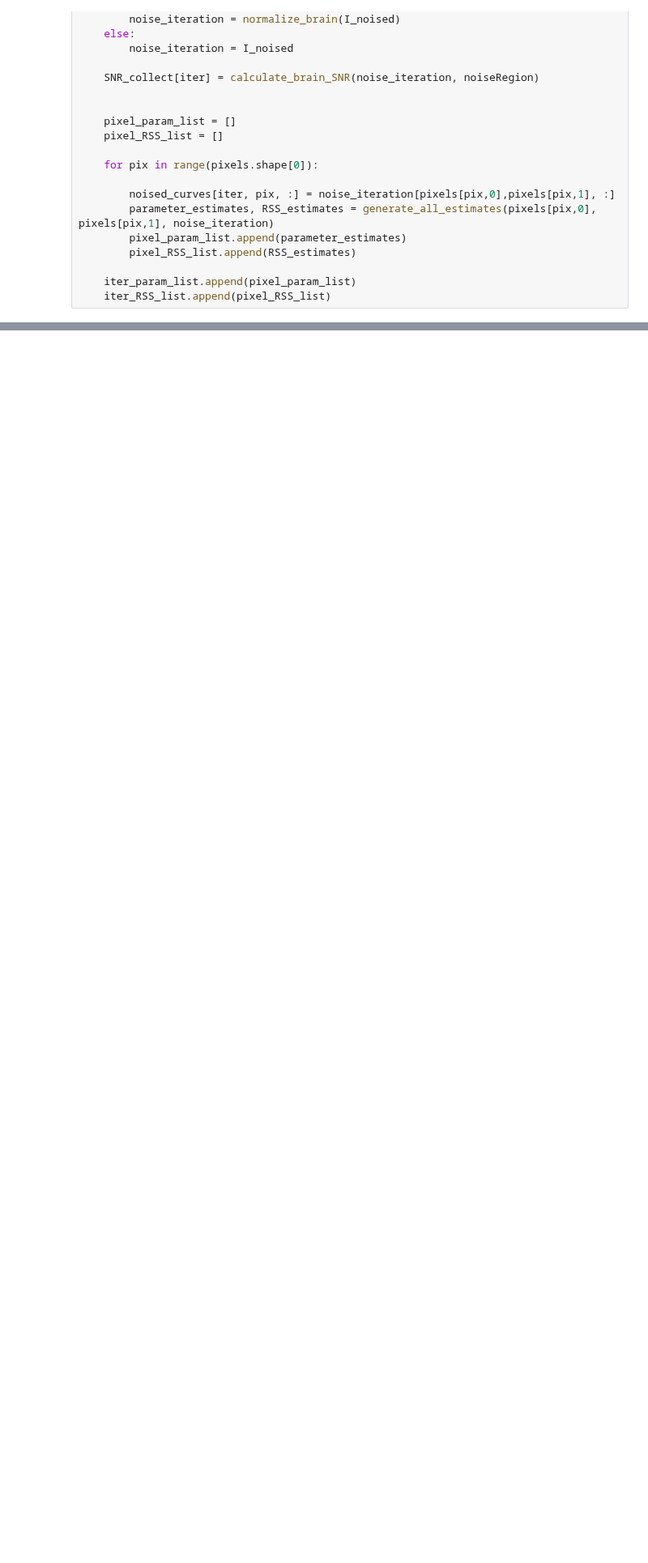
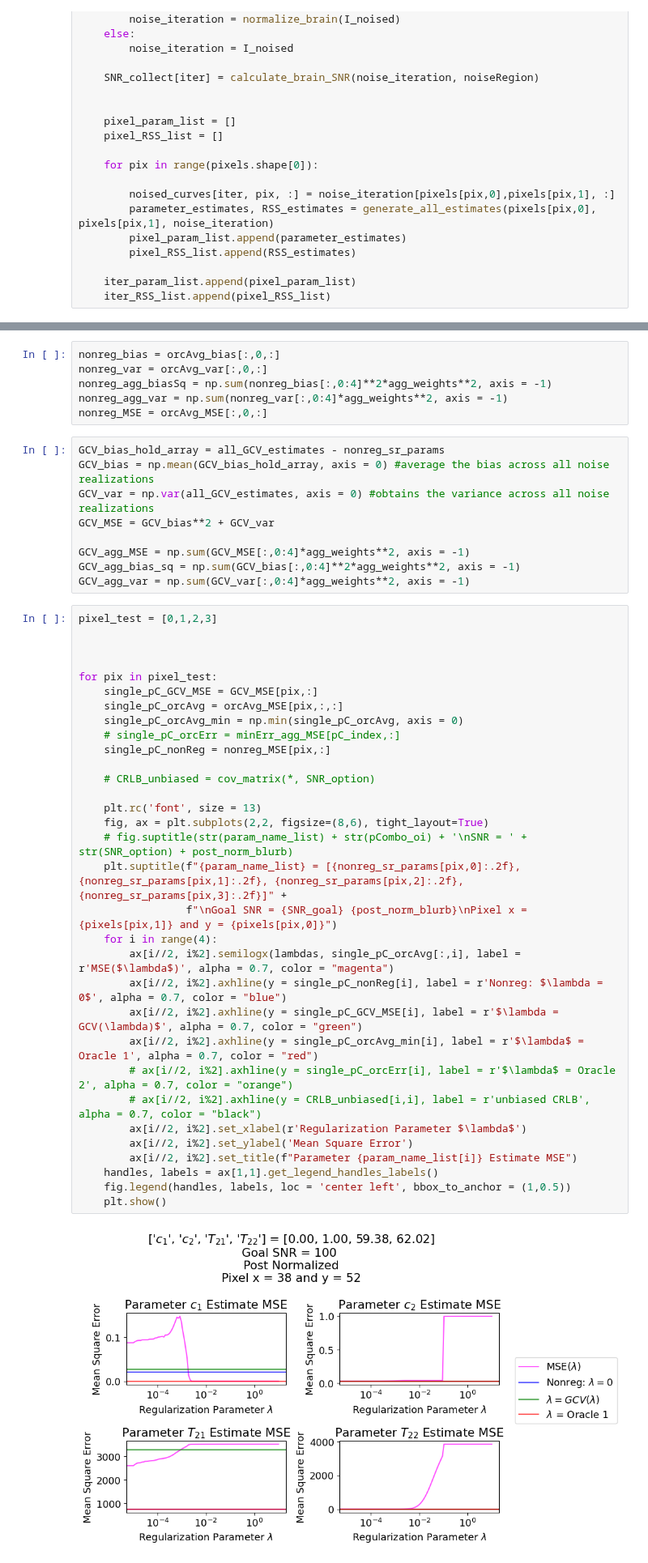
Before and after one commit to Griffin997/Regularization, a Jupyter notebook: SingleBrainPixel_Analysis.ipynb, the cells around one changed output, grey strips where cells are left out. Shown at 81% size. Cells and saved outputs as stored; diff of their text form; blank space fills up the shorter version.

```diff
--- a/SingleBrainPixel_Analysis.ipynb
+++ b/SingleBrainPixel_Analysis.ipynb
@@ -508,0 +616,49 @@ Combo = [3] had 101 singular GCV values associated with nonzero lambda values
+# %%
+nonreg_bias = orcAvg_bias[:,0,:]
+nonreg_var = orcAvg_var[:,0,:]
+nonreg_agg_biasSq = np.sum(nonreg_bias[:,0:4]**2*agg_weights**2, axis = -1)
+nonreg_agg_var = np.sum(nonreg_var[:,0:4]*agg_weights**2, axis = -1)
+nonreg_MSE = orcAvg_MSE[:,0,:]
+# %%
+GCV_bias_hold_array = all_GCV_estimates - nonreg_sr_params
+GCV_bias = np.mean(GCV_bias_hold_array, axis = 0) #average the bias across all noise realizations
+GCV_var = np.var(all_GCV_estimates, axis = 0) #obtains the variance across all noise realizations
+GCV_MSE = GCV_bias**2 + GCV_var
+
+GCV_agg_MSE = np.sum(GCV_MSE[:,0:4]*agg_weights**2, axis = -1)
+GCV_agg_bias_sq = np.sum(GCV_bias[:,0:4]**2*agg_weights**2, axis = -1)
+GCV_agg_var = np.sum(GCV_var[:,0:4]*agg_weights**2, axis = -1)
+# %%
+pixel_test = [0,1,2,3]
+
+
+
+for pix in pixel_test:
+    single_pC_GCV_MSE = GCV_MSE[pix,:]
+    single_pC_orcAvg = orcAvg_MSE[pix,:,:]
+    single_pC_orcAvg_min = np.min(single_pC_orcAvg, axis = 0)
+    # single_pC_orcErr = minErr_agg_MSE[pC_index,:]
+    single_pC_nonReg = nonreg_MSE[pix,:]
+
+    # CRLB_unbiased = cov_matrix(*, SNR_option)
+
+    plt.rc('font', size = 13)
+    fig, ax = plt.subplots(2,2, figsize=(8,6), tight_layout=True)
+    # fig.suptitle(str(param_name_list) + str(pCombo_oi) + '\nSNR = ' + str(SNR_option) + post_norm_blurb)
+    plt.suptitle(f"{param_name_list} = [{nonreg_sr_params[pix,0]:.2f}, {nonreg_sr_params[pix,1]:.2f}, {nonreg_sr_params[pix,2]:.2f}, {nonreg_sr_params[pix,3]:.2f}]" +
+                 f"\nGoal SNR = {SNR_goal} {post_norm_blurb}\nPixel x = {pixels[pix,1]} and y = {pixels[pix,0]}")
+    for i in range(4):
+        ax[i//2, i%2].semilogx(lambdas, single_pC_orcAvg[:,i], label = r'MSE($\lambda$)', alpha = 0.7, color = "magenta")
+        ax[i//2, i%2].axhline(y = single_pC_nonReg[i], label = r'Nonreg: $\lambda = 0$', alpha = 0.7, color = "blue")
+        ax[i//2, i%2].axhline(y = single_pC_GCV_MSE[i], label = r'$\lambda = GCV(\lambda)$', alpha = 0.7, color = "green")
+        ax[i//2, i%2].axhline(y = single_pC_orcAvg_min[i], label = r'$\lambda$ = Oracle 1', alpha = 0.7, color = "red")
+        # ax[i//2, i%2].axhline(y = single_pC_orcErr[i], label = r'$\lambda$ = Oracle 2', alpha = 0.7, color = "orange")
+        # ax[i//2, i%2].axhline(y = CRLB_unbiased[i,i], label = r'unbiased CRLB', alpha = 0.7, color = "black")
+        ax[i//2, i%2].set_xlabel(r'Regularization Parameter $\lambda$')
+        ax[i//2, i%2].set_ylabel('Mean Square Error')
+        ax[i//2, i%2].set_title(f"Parameter {param_name_list[i]} Estimate MSE")
+    handles, labels = ax[1,1].get_legend_handles_labels()
+    fig.legend(handles, labels, loc = 'center left', bbox_to_anchor = (1,0.5))
+    plt.show()
+# %% [output]
+[figure, added]
```
Also changed, not shown: parts of 12 cells of this notebook.
